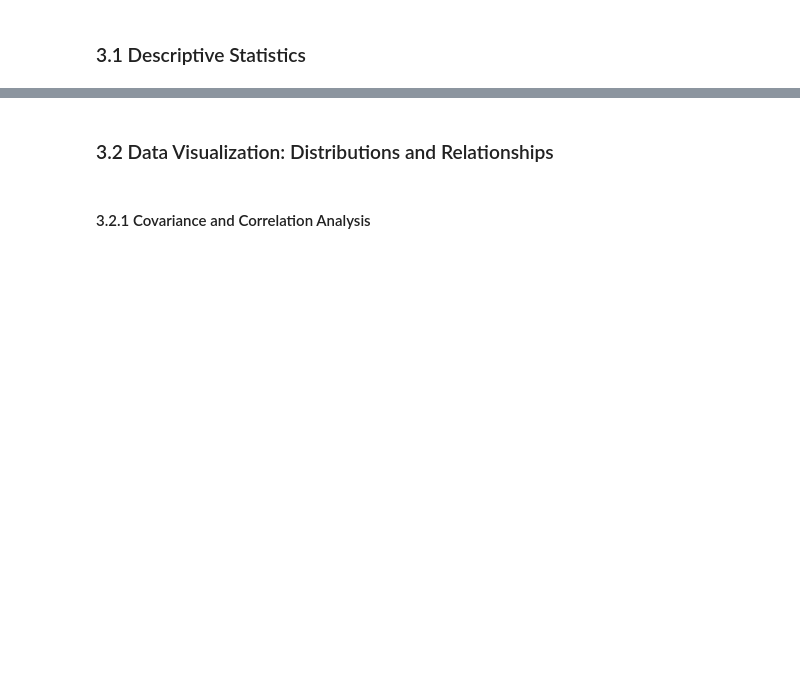
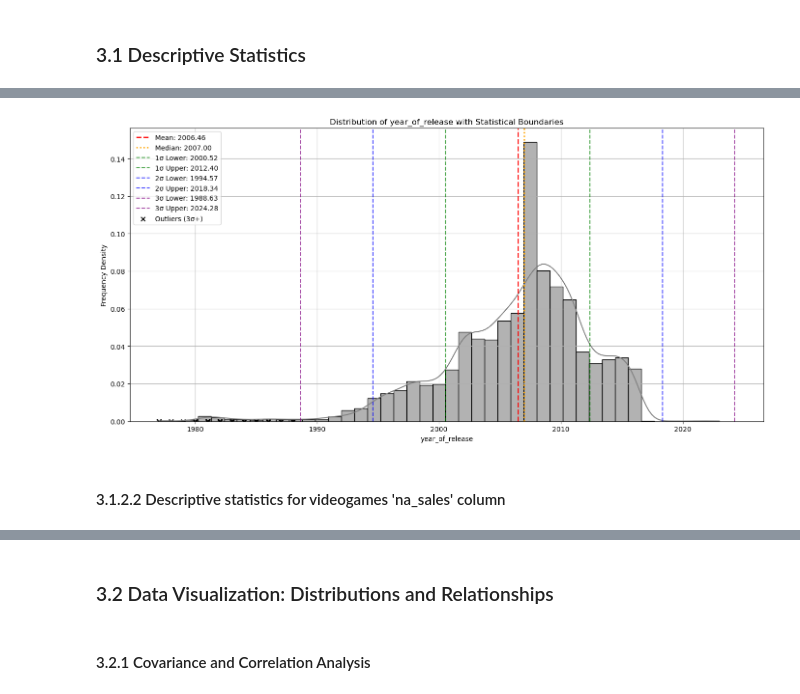
Before and after one commit to LuisPastranaLemus/P_20250529_Videogames_analysis, a Jupyter notebook: notebooks/03_eda_name_analysis.ipynb, the cells around one changed output, grey strips where cells are left out. Saved outputs shown, nothing was run; the diff lists cells and outputs as text; code cells hidden in the pictures; blank space fills up the shorter version.

```diff
--- a/notebooks/03_eda_name_analysis.ipynb
+++ b/notebooks/03_eda_name_analysis.ipynb
@@ -51,9 +35,11 @@ if str(project_root) not in sys.path:
 ## __2. Path to Data file__
 # %%
 # Build route to data file and upload
+data_file_path = project_root / "data" / "processed" / "clean"
+df_vg = load_dataset_from_csv(data_file_path, "videogames_clean.csv", sep=',', header='infer')
+
 data_file_path = project_root / "data" / "processed" / "feature"
-
-df_xxx_feature = load_dataset_from_csv(
-    data_file_path, "xxx_feature.csv", sep=',', header='infer')
+df_vg_platform_sales = load_dataset_from_csv(data_file_path, "vg_platform_sales_feature.csv", sep=',', header='infer')
+df_vg_platform_top_sales_year = load_dataset_from_csv(data_file_path, "vg_platform_top_sales_year_feature.csv", sep=',', header='infer')
 # %% [markdown]
 ## __3. Exploratory Data Analysis__
@@ -59,0 +48,2 @@ df_xxx_feature = load_dataset_from_csv(
+# %%
+df_vg = cast_datatypes(df_vg)
@@ -60,3 +71,8 @@ df_xxx_feature = load_dataset_from_csv(
+# %%
+# Adjust sales values for better visualization: original values (in millions) are scaled up by 1000
+# to convert them to thousands, improving readability in graphs.
+sales_columns = ['na_sales', 'eu_sales', 'jp_sales', 'other_sales']
+df_vg[sales_columns] = df_vg[sales_columns] * 1000
 # %% [markdown]
 ### 3.1  Descriptive Statistics
 # %% [markdown]
@@ -104,0 +168,6 @@ outlier_limit_bounds(df_xxx_feature, 'column_name',
+# %%
+plot_distribution_dispersion(df_vg, 'year_of_release', bins=43)
+# %% [output]
+[figure, added]
+# %% [markdown]
+#### 3.1.2.2 Descriptive statistics for videogames 'na_sales' column
```
Also changed, not shown: parts of 80 cells of this notebook, 8 other files.
